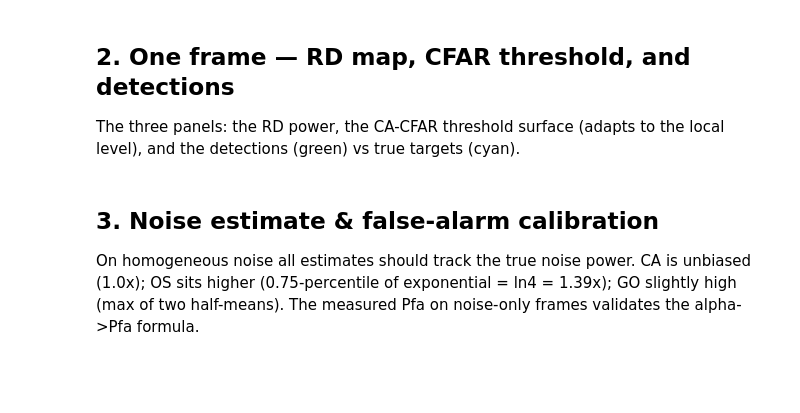
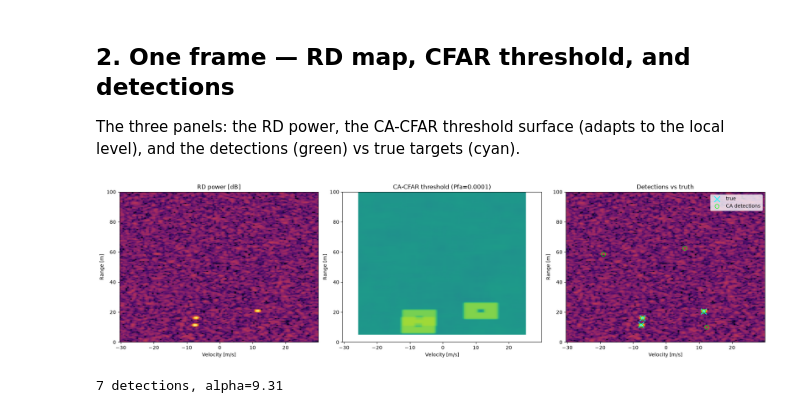
Before and after one commit to alijaafar232003/fmcw-radar-cfar-vs-dl, a Jupyter notebook: notebooks/cfar_comparison.ipynb, the cells around one changed output. Drawn from its saved outputs; the diff is of its cells as text; code cells hidden in the pictures; blank space fills up the shorter version.

```diff
--- a/notebooks/cfar_comparison.ipynb
+++ b/notebooks/cfar_comparison.ipynb
@@ -27,13 +29,22 @@ while not (ROOT / "data").exists() and ROOT != ROOT.parent:
     ROOT = ROOT.parent
 sys.path.insert(0, str(ROOT / "src"))
 
+from radar.config import RadarConfig
 from cfar import CfarConfig, cfar_ratio_map, extract_detections, all_peaks
+from cfar.calibrate import calibrate_all, make_noise_power_frames
 from eval import MatchConfig, evaluate_frame, aggregate, roc_curve, pd_vs_snr
 
 DATA = ROOT / "data"
+RC = RadarConfig()
 MC = MatchConfig(tol_r=1, tol_v=1)
 KINDS = ["CA", "OS", "GO"]
 COLORS = {"CA": "tab:blue", "OS": "tab:green", "GO": "tab:orange"}
+# Distinct line styles so overlapping curves stay individually visible (the methods
+# coincide on clean data, which would otherwise hide whichever is drawn first).
+STYLE = {"CA": dict(ls="-",  marker="o", lw=2.6, ms=7, alpha=0.9),
+         "OS": dict(ls="--", marker="s", lw=1.8, ms=5, alpha=0.9),
+         "GO": dict(ls=":",  marker="^", lw=1.8, ms=5, alpha=0.9)}
+GUARD, TRAIN = 2, 8   # window geometry (justified in section 5)
 
 def load_frame(fd):
     power = np.load(fd / "rd_map_mag.npy") ** 2
@@ -54,34 +68,32 @@ The three panels: the RD power, the CA-CFAR threshold surface (adapts to the loc
 # %%
 fd = DATA / "clean_debug" / "frames" / "frame_000000"
 power, tru, _ = load_frame(fd)
 r_ax = np.load(fd / "range_axis.npy"); v_ax = np.load(fd / "velocity_axis.npy")
 extent = [v_ax[0], v_ax[-1], r_ax[0], r_ax[-1]]
 
-cfg = CfarConfig(kind="CA", guard=2, train=8, pfa=1e-4)
+cfg = CfarConfig(kind="CA", guard=GUARD, train=TRAIN, pfa=1e-4)
 ratio, valid, alpha = cfar_ratio_map(power, cfg)
 det = extract_detections(ratio, valid, alpha, nms_size=5)
 
 power_db = 10*np.log10(power/power.max() + 1e-12)
-# threshold in the same relative-dB scale: threshold = alpha * noise, noise = power/ratio
 noise = np.where(ratio>0, power/ratio, np.nan)
 thr_db = 10*np.log10(alpha*noise/power.max() + 1e-12)
 
 fig, ax = plt.subplots(1, 3, figsize=(19, 5), constrained_layout=True)
 for a in ax:
     a.set_xlabel("Velocity [m/s]"); a.set_ylabel("Range [m]"); a.set_ylim(0, 100)
 ax[0].imshow(power_db, aspect="auto", origin="lower", extent=extent, cmap="inferno", vmin=-60, vmax=0)
 ax[0].set_title("RD power [dB]")
 ax[1].imshow(thr_db, aspect="auto", origin="lower", extent=extent, cmap="viridis", vmin=-60, vmax=0)
 ax[1].set_title(f"CA-CFAR threshold (Pfa={cfg.pfa:g})")
 ax[2].imshow(power_db, aspect="auto", origin="lower", extent=extent, cmap="inferno", vmin=-60, vmax=0)
 ax[2].scatter(v_ax[tru[:,1]], r_ax[tru[:,0]], marker="x", s=140, color="cyan", label="true")
 if len(det):
     ax[2].scatter(v_ax[det[:,1].astype(int)], r_ax[det[:,0].astype(int)], s=70,
                   facecolors="none", edgecolors="lime", label="CA detections")
 ax[2].legend(loc="upper right"); ax[2].set_title("Detections vs truth")
 plt.show()
 print(f"{len(det)} detections, alpha={alpha:.2f}")
+# %% [output]
+[figure, added]
+7 detections, alpha=9.31
-# %% [markdown]
-## 3. Noise estimate & false-alarm calibration
-
-On homogeneous noise all estimates should track the true noise power. CA is unbiased (1.0x); OS sits higher (0.75-percentile of exponential = ln4 = 1.39x); GO slightly high (max of two half-means). The measured Pfa on noise-only frames validates the alpha->Pfa formula.
```
Also changed, not shown: parts of 31 cells of this notebook, 4 other files.
